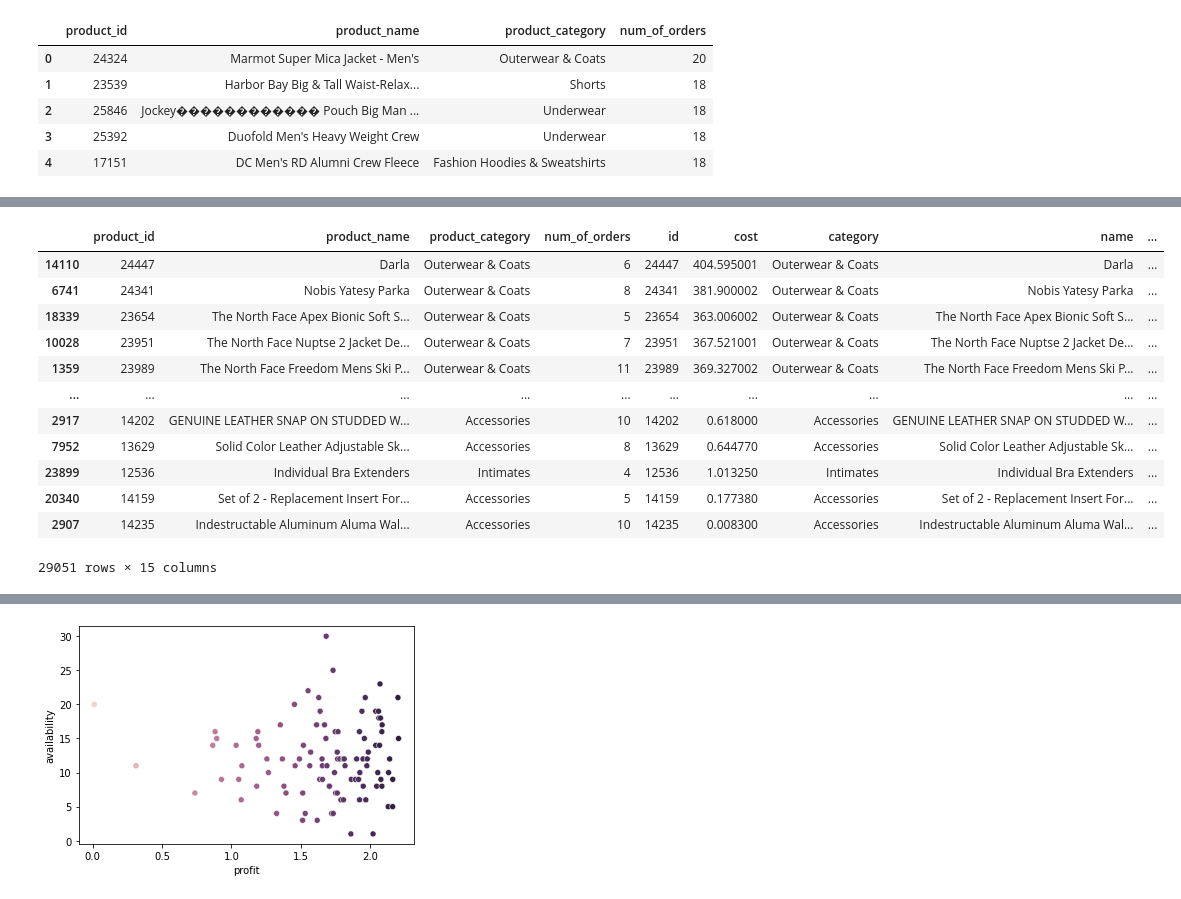
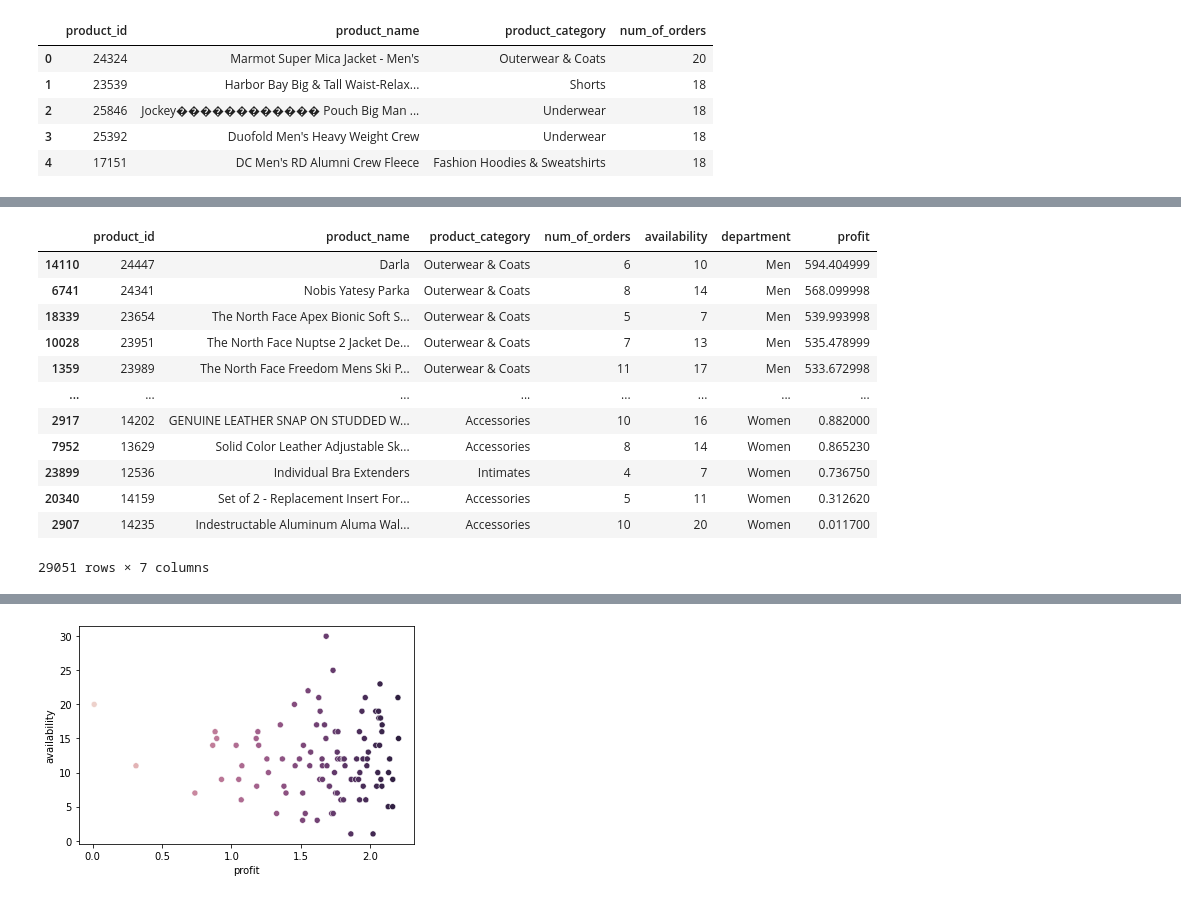
Before and after one commit to Biguftj/Capstone_project, a Jupyter notebook: Capstone.ipynb, the cells around one changed output, grey strips where cells are left out. Saved outputs shown, nothing was run; the diff lists cells and outputs as text; code cells hidden in the pictures.

```diff
--- a/Capstone.ipynb
+++ b/Capstone.ipynb
@@ -60,5 +125,6 @@ inventory.head()
 # %%
 profit_inventory = pd.merge(bestsellers, inventory)
 # %%
-profit_inventory.head()
+prof_inv = profit_inventory.loc[:,["product_id","product_name","product_category","num_of_orders","availability","department","profit"]]
+prof_inv.head()
 # %% [output]
@@ -71,18 +137,18 @@ profit_inventory.head()
 # %%
 ##To look for the most profitable product
-profit_inventory.sort_values("profit", ascending=False)
+prof_inv.sort_values("profit", ascending=False)
 # %% [output]
-|  | product_id | product_name | product_category | num_of_orders | id | cost | category | name | ... |
-| 14110 | 24447 | Darla | Outerwear & Coats | 6 | 24447 | 404.595001 | Outerwear & Coats | Darla | ... |
-| 6741 | 24341 | Nobis Yatesy Parka | Outerwear & Coats | 8 | 24341 | 381.900002 | Outerwear & Coats | Nobis Yatesy Parka | ... |
-| 18339 | 23654 | The North Face Apex Bionic Soft S... | Outerwear & Coats | 5 | 23654 | 363.006002 | Outerwear & Coats | The North Face Apex Bionic Soft S... | ... |
-| 10028 | 23951 | The North Face Nuptse 2 Jacket De... | Outerwear & Coats | 7 | 23951 | 367.521001 | Outerwear & Coats | The North Face Nuptse 2 Jacket De... | ... |
-| 1359 | 23989 | The North Face Freedom Mens Ski P... | Outerwear & Coats | 11 | 23989 | 369.327002 | Outerwear & Coats | The North Face Freedom Mens Ski P... | ... |
-| ... | ... | ... | ... | ... | ... | ... | ... | ... | ... |
-| 2917 | 14202 | GENUINE LEATHER SNAP ON STUDDED W... | Accessories | 10 | 14202 | 0.618000 | Accessories | GENUINE LEATHER SNAP ON STUDDED W... | ... |
-| 7952 | 13629 | Solid Color Leather Adjustable Sk... | Accessories | 8 | 13629 | 0.644770 | Accessories | Solid Color Leather Adjustable Sk... | ... |
-| 23899 | 12536 | Individual Bra Extenders | Intimates | 4 | 12536 | 1.013250 | Intimates | Individual Bra Extenders | ... |
-| 20340 | 14159 | Set of 2 - Replacement Insert For... | Accessories | 5 | 14159 | 0.177380 | Accessories | Set of 2 - Replacement Insert For... | ... |
-| 2907 | 14235 | Indestructable Aluminum Aluma Wal... | Accessories | 10 | 14235 | 0.008300 | Accessories | Indestructable Aluminum Aluma Wal... | ... |
+|  | product_id | product_name | product_category | num_of_orders | availability | department | profit |
+| 14110 | 24447 | Darla | Outerwear & Coats | 6 | 10 | Men | 594.404999 |
+| 6741 | 24341 | Nobis Yatesy Parka | Outerwear & Coats | 8 | 14 | Men | 568.099998 |
+| 18339 | 23654 | The North Face Apex Bionic Soft S... | Outerwear & Coats | 5 | 7 | Men | 539.993998 |
+| 10028 | 23951 | The North Face Nuptse 2 Jacket De... | Outerwear & Coats | 7 | 13 | Men | 535.478999 |
+| 1359 | 23989 | The North Face Freedom Mens Ski P... | Outerwear & Coats | 11 | 17 | Men | 533.672998 |
+| ... | ... | ... | ... | ... | ... | ... | ... |
+| 2917 | 14202 | GENUINE LEATHER SNAP ON STUDDED W... | Accessories | 10 | 16 | Women | 0.882000 |
+| 7952 | 13629 | Solid Color Leather Adjustable Sk... | Accessories | 8 | 14 | Women | 0.865230 |
+| 23899 | 12536 | Individual Bra Extenders | Intimates | 4 | 7 | Women | 0.736750 |
+| 20340 | 14159 | Set of 2 - Replacement Insert For... | Accessories | 5 | 11 | Women | 0.312620 |
+| 2907 | 14235 | Indestructable Aluminum Aluma Wal... | Accessories | 10 | 20 | Women | 0.011700 |
-29051 rows × 15 columns
+29051 rows × 7 columns
 # %%
```
Also changed, not shown: parts of 8 cells of this notebook.
